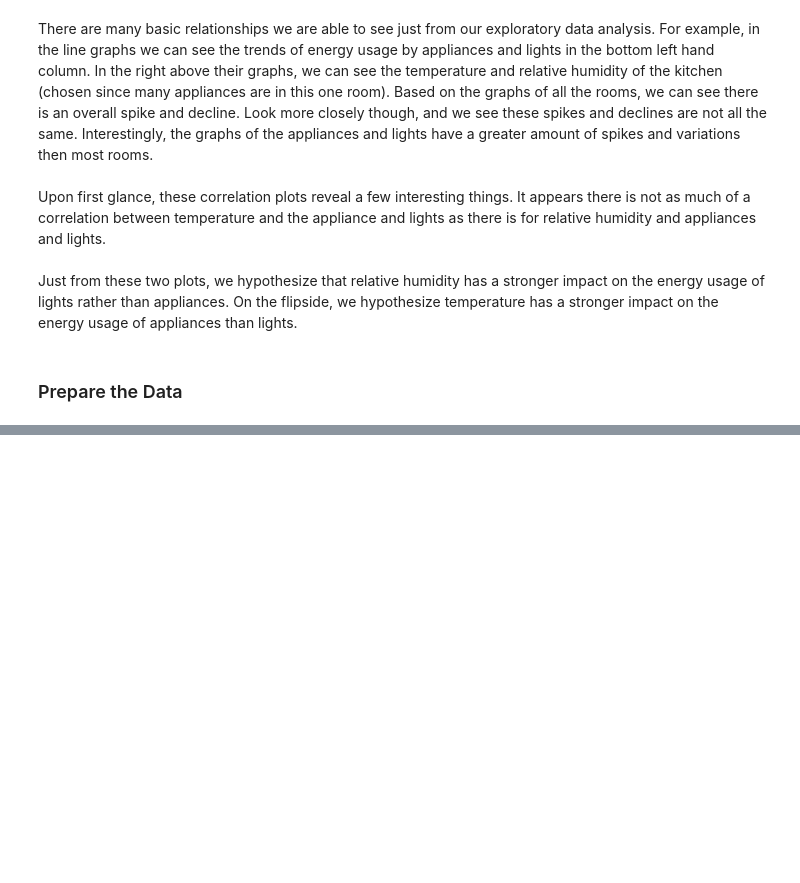
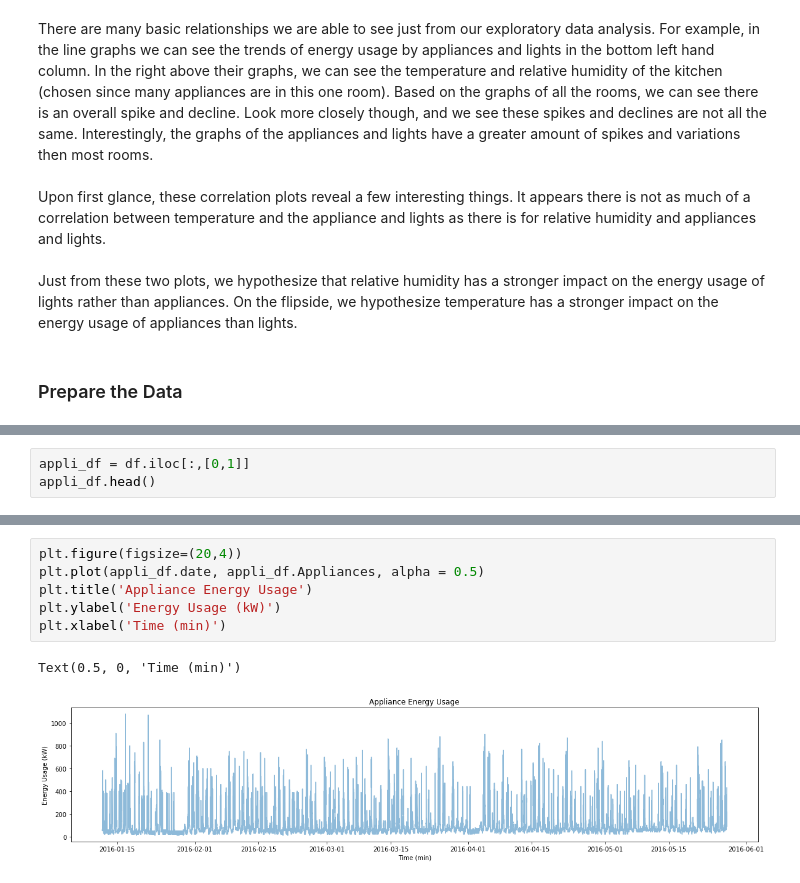
Before and after one commit to parksjr5/Energy_Forecasting, a Jupyter notebook: timeseries.ipynb, the cells around one changed output, grey strips where cells are left out. Cells and saved outputs as stored; diff of their text form; blank space fills up the shorter version.

Commit message:
added initial univariate graph

```diff
--- a/timeseries.ipynb
+++ b/timeseries.ipynb
@@ -132,0 +175,3 @@ Just from these two plots, we hypothesize that relative humidity has a stronger
+# %%
+appli_df = df.iloc[:,[0,1]]
+appli_df.head()
@@ -132,0 +185,9 @@ Just from these two plots, we hypothesize that relative humidity has a stronger
+# %%
+plt.figure(figsize=(20,4))
+plt.plot(appli_df.date, appli_df.Appliances, alpha = 0.5)
+plt.title('Appliance Energy Usage')
+plt.ylabel('Energy Usage (kW)')
+plt.xlabel('Time (min)')
+# %% [output]
+Text(0.5, 0, 'Time (min)')
+[figure, added]
```
Also changed, not shown: parts of 7 cells of this notebook.
